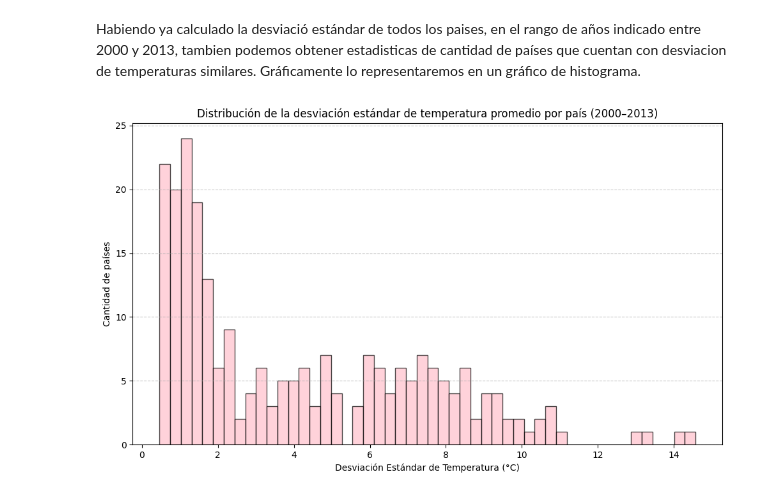
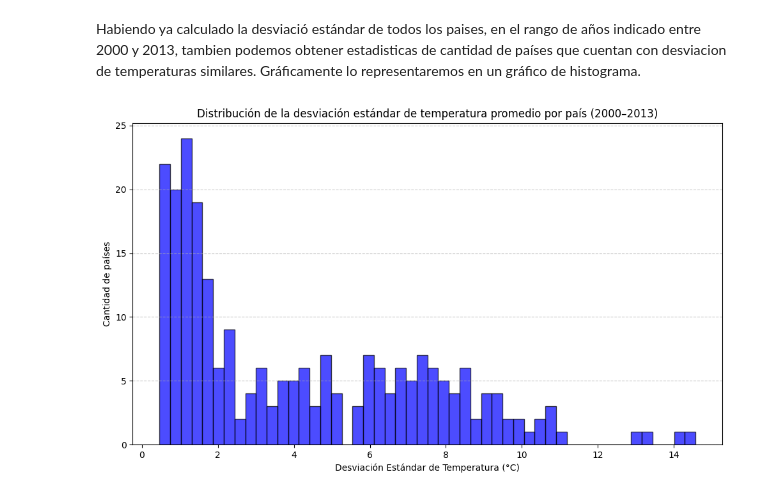
Before and after one commit to ramircar2020/BCtechCopilot, a Jupyter notebook: TP_Variación_Temp_PyE_2025_RAMIREZ_MIERS__carlos.ipynb, the cells around one changed output. Drawn from its saved outputs; the diff is of its cells as text; code cells hidden in the pictures.

```diff
--- a/TP_Variación_Temp_PyE_2025_RAMIREZ_MIERS__carlos.ipynb
+++ b/TP_Variación_Temp_PyE_2025_RAMIREZ_MIERS__carlos.ipynb
@@ -450,14 +450,15 @@ plt.show()
 # %% [markdown]
 Habiendo ya calculado la desviació estándar de todos los paises, en el rango de años indicado entre 2000 y 2013, tambien podemos obtener estadisticas de cantidad de países que cuentan con desviacion de temperaturas similares. Gráficamente lo representaremos en un gráfico de histograma.
 # %%
-# Creación de histograma de las desviaciones estándar de temperatura de todos los países
+# Crear histograma de las desviaciones estándar de temperatura de todos los países
 plt.figure(figsize=(10, 6))
-plt.hist(df_std['StdDev'], bins=50, color='pink', edgecolor='black', alpha=0.7)
+# para hacer entendible el gráfico tomamos una cantidad de 50 paises
+plt.hist(df_std['StdDev'], bins=50, color='blue',edgecolor='black', alpha=0.7)
 plt.title('Distribución de la desviación estándar de temperatura promedio por país (2000–2013)')
 plt.xlabel('Desviación Estándar de Temperatura (°C)')
 plt.ylabel('Cantidad de países')
 plt.grid(axis='y', linestyle='--', alpha=0.7)
 plt.tight_layout()
 plt.show()
 # %% [output]
-[figure, old version]
+[figure, new version]
```
